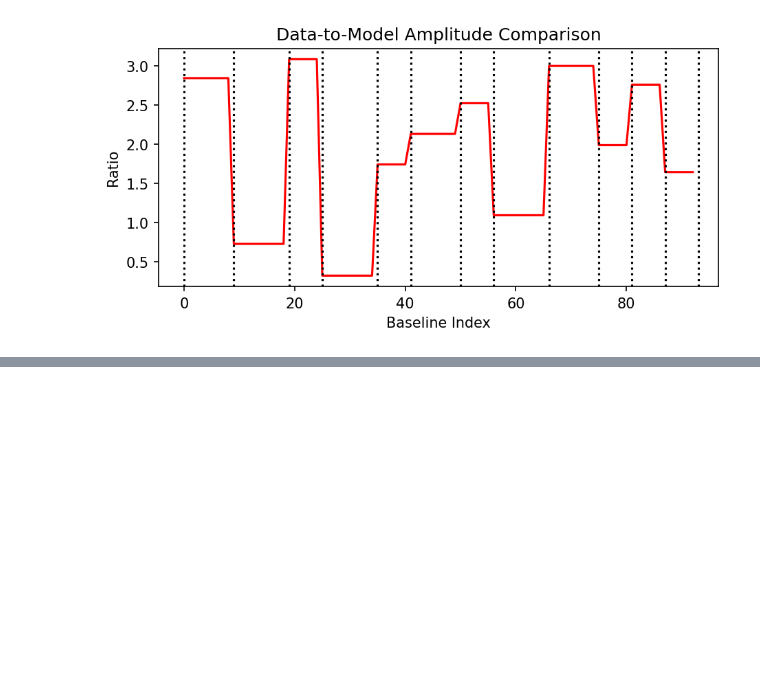
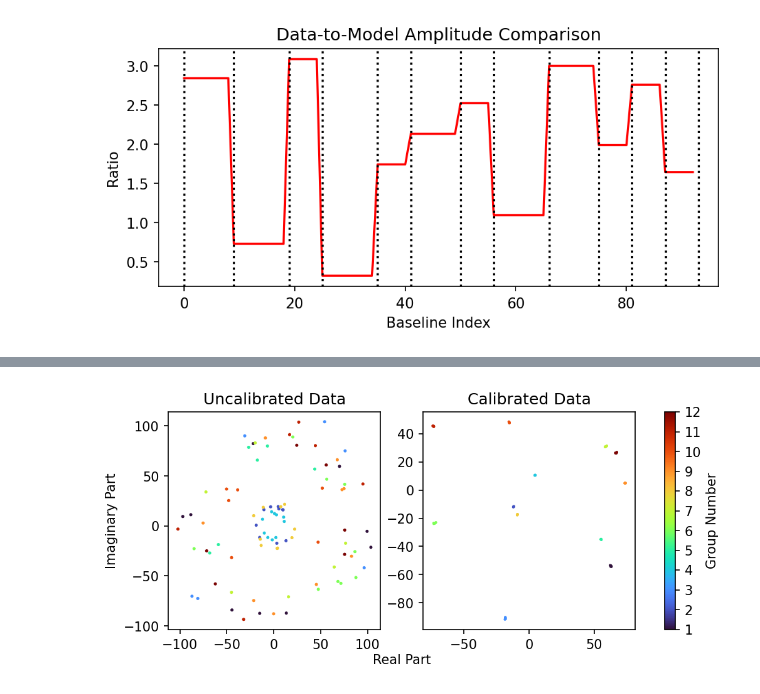
Before and after one commit to r-pascua/corrcal, a Jupyter notebook: docs/tutorials/calibration_example.ipynb, the cells around one changed output, grey strips where cells are left out. Cells and saved outputs as stored; diff of their text form; code cells hidden in the pictures; blank space fills up the shorter version.

```diff
--- a/docs/tutorials/calibration_example.ipynb
+++ b/docs/tutorials/calibration_example.ipynb
@@ -712,0 +629,22 @@ fig.tight_layout();
+# %%
+# Set up the additional arguments the objective function needs.
+gain_scale = 1  # Scaling factor to help with convergence time.
+phs_norm = 0.1  # How close to zero phase the calibration solutions should be.
+opt_args = (
+    cov, data, ant_1_array, ant_2_array, gain_scale, phs_norm
+)
+
+# Split up the gains into the real/imaginary parts for calibration.
+split_gains = np.zeros(2*n_ants, dtype=float)
+split_gains[::2] = init_gains.real
+split_gains[1::2] = init_gains.imag
+
+# Now run the optimization.
+result = minimize(
+    corrcal.optimize.nll,
+    gain_scale*split_gains,
+    args=opt_args,
+    method="CG",  # Use the conjugate-gradient solver
+    jac=corrcal.optimize.grad_nll,
+    options=dict(retall=True),
+)
@@ -712,0 +752,18 @@ fig.tight_layout();
+# %%
+# To help put things into context, let's compare against uncalibrated data
+uncal_data = true_gain_mat * true_data
+plot_kwds = dict(
+    c=group_ids,
+    cmap=plt.cm.turbo,
+)
+fig, axes = plt.subplots(1, 2, figsize=(8,3), dpi=150)
+fig.text(0.435, 0, "Real Part", ha="center", va="center")
+axes[0].set_ylabel("Imaginary Part")
+axes[0].set_title("Uncalibrated Data")
+axes[1].set_title("Calibrated Data")
+axes[0].scatter(uncal_data.real, uncal_data.imag, s=2, **plot_kwds)
+cax = axes[1].scatter(cal_data.real, cal_data.imag, s=1, **plot_kwds)
+cbar = fig.colorbar(cax, ax=axes, label="Group Number")
+cbar.set_ticks(np.arange(1, edges.size));
+# %% [output]
+[figure, added]
```
Also changed, not shown: parts of 56 cells of this notebook, 10 other files.
